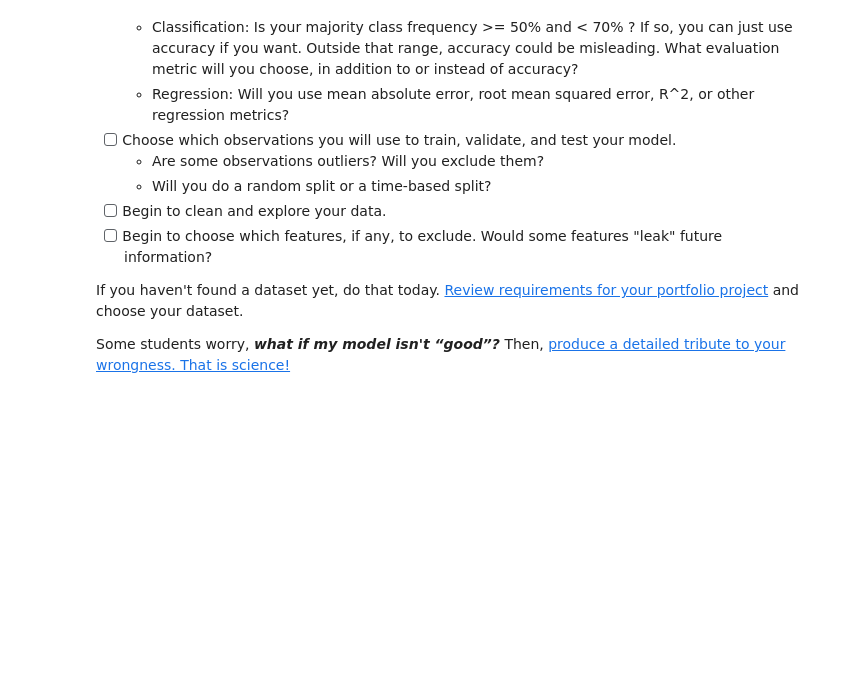
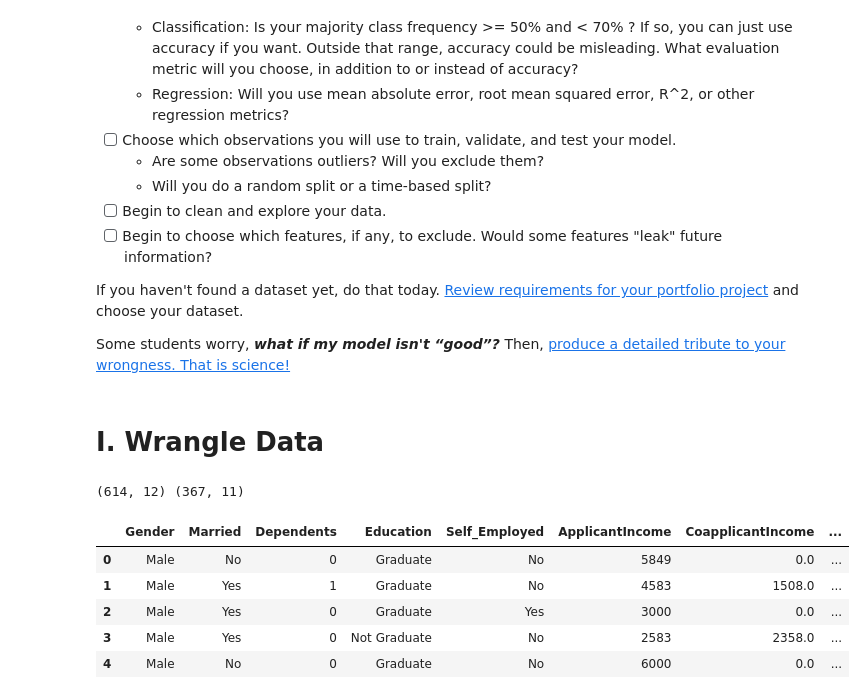
Before and after one commit to Frank-Howd/DS-Unit-2-Applied-Modeling, a Jupyter notebook: module1-define-ml-problems/LS_DS_231_assignment.ipynb, the cells around one changed output. Drawn from its saved outputs; the diff is of its cells as text; code cells hidden in the pictures; blank space fills up the shorter version.

```diff
--- a/module1-define-ml-problems/LS_DS_231_assignment.ipynb
+++ b/module1-define-ml-problems/LS_DS_231_assignment.ipynb
@@ -31,3 +31,5 @@ Complete these tasks for your project, and document your decisions.
 If you haven't found a dataset yet, do that today. [Review requirements for your portfolio project](https://lambdaschool.github.io/ds/unit2) and choose your dataset.
 
 Some students worry, ***what if my model isn't “good”?*** Then, [produce a detailed tribute to your wrongness. That is science!](https://twitter.com/nathanwpyle/status/1176860147223867393)
+# %% [markdown]
+# I. Wrangle Data
@@ -33,0 +49,43 @@ Some students worry, ***what if my model isn't “good”?*** Then, [produce a d
+# %%
+def wrangle(filepath):
+    # Establish path to datafiles
+    DATA_PATH = '../data/class-project/LoanApproval/'
+
+    # Read in the data
+    df = pd.read_csv(DATA_PATH + filepath)
+
+    # Drop high-cardinality column, 'Loan_ID'
+    threshold = 10
+    high_card_cols = [col for col in df.select_dtypes('object').columns
+                     if df[col].nunique() > threshold]
+    df.drop(high_card_cols, axis=1, inplace=True)
+
+    # Fill NaN values in 'LoanAmount' column = continuous variable, will fill with median value
+    # Will impute remaining NaNs later with a strategy='most_frequent'
+    df['LoanAmount'].fillna(value=df['LoanAmount'].median(), inplace=True)
+
+    # Feature Engineering
+    # No features are being built based on the target; should not be any leakage
+
+    # Applicant Income to LoanAmount
+    # Total Income to LoanAmount
+    # Loan Amount to Loan_Amount_Term
+
+    return df
+
+train_path = 'train_data.csv'
+test_path = 'test_data.csv'
+
+train = wrangle(train_path)
+test = wrangle(test_path)
+# %%
+print(train.shape, test.shape)
+train.head()
+# %% [output]
+(614, 12) (367, 11)
+|  | Gender | Married | Dependents | Education | Self_Employed | ApplicantIncome | CoapplicantIncome | ... |
+| 0 | Male | No | 0 | Graduate | No | 5849 | 0.0 | ... |
+| 1 | Male | Yes | 1 | Graduate | No | 4583 | 1508.0 | ... |
+| 2 | Male | Yes | 0 | Graduate | Yes | 3000 | 0.0 | ... |
+| 3 | Male | Yes | 0 | Not Graduate | No | 2583 | 2358.0 | ... |
+| 4 | Male | No | 0 | Graduate | No | 6000 | 0.0 | ... |
```
Also changed, not shown: parts of 34 cells of this notebook.
